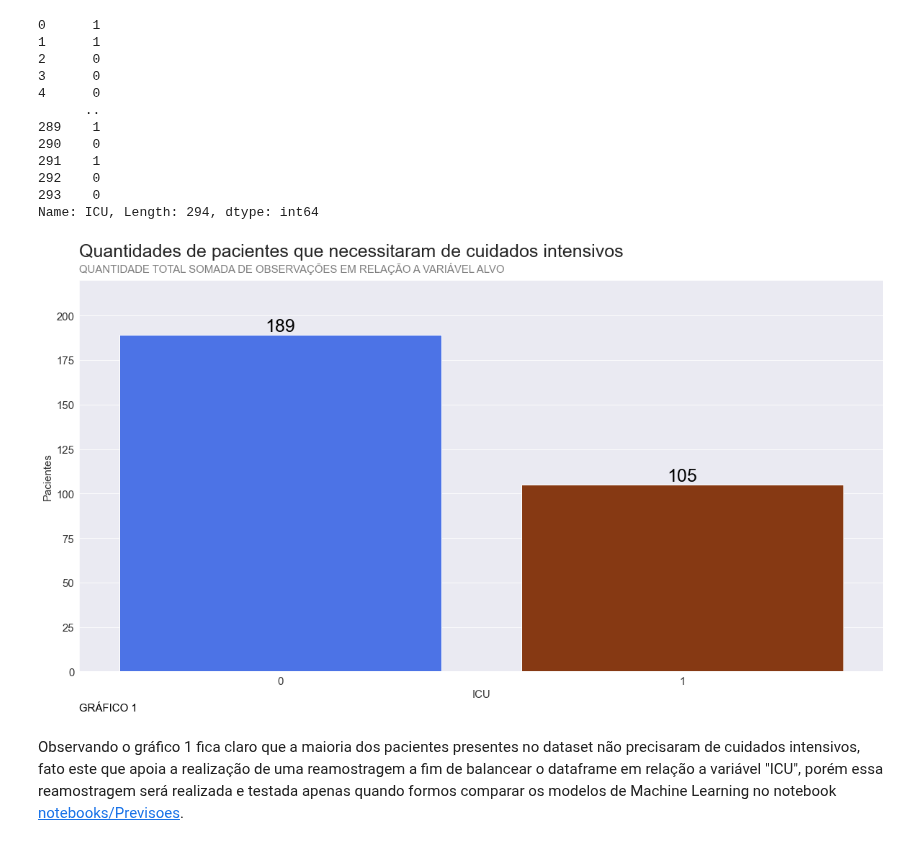
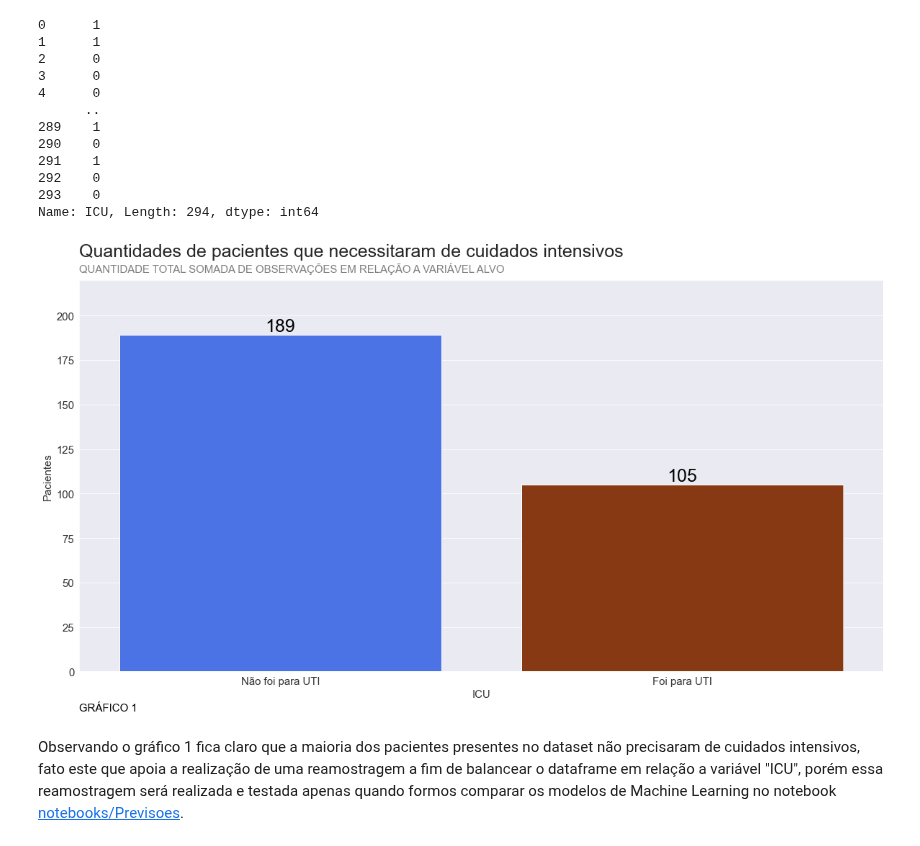
Before and after one commit to PedroHCAlmeida/Projeto_final_bootcamp, a Jupyter notebook: notebooks/Analise_exploratoria.ipynb, the cells around one changed output. Drawn from its saved outputs; the diff is of its cells as text; code cells hidden in the pictures.

```diff
--- a/notebooks/Analise_exploratoria.ipynb
+++ b/notebooks/Analise_exploratoria.ipynb
@@ -379,26 +379,29 @@ Name: ICU, Length: 294, dtype: int64
 # %%
 #Criando a figura
 fig, ax = plt.subplots(figsize=(20,10))
 
 #Criando o gráfico
 sns.countplot(df['ICU'], ax=ax, palette=['#3366ff', '#993300'])
 
 #Plotando rótulos e títulos
 labs(title='Quantidades de pacientes que necessitaram de cuidados intensivos',
      subtitle='QUANTIDADE TOTAL SOMADA DE OBSERVAÇÕES EM RELAÇÃO A VARIÁVEL ALVO',
      xlabel='ICU', ylabel='Pacientes',ax=ax)
 
 #Anotando em cima das barras
 annot_bar(prop=False, ax=ax, fontsize=25)
 
 #Definindo eixo y
 plt.ylim([0,220])
 
+#Configurando o eixo x
+plt.xticks(range(2),['Não foi para UTI', 'Foi para UTI'])
+
 #Adicionando uma referência para o gráfico
 plt.text(0,-0.1, 'GRÁFICO 1', color='black', transform=ax.transAxes, fontsize=15)
 plt.show()
 # %% [output]
-[figure, old version]
+[figure, new version]
 # %% [markdown]
 Observando o gráfico 1 fica claro que a maioria dos pacientes presentes no dataset não precisaram de cuidados intensivos, fato este que apoia a realização de uma reamostragem a fim de balancear o dataframe em relação a variável "ICU", porém essa reamostragem será realizada e testada apenas quando formos comparar os modelos de Machine Learning no notebook [notebooks/Previsoes](https://github.com/PedroHCAlmeida/Projeto_final_bootcamp/blob/main/notebooks/Previsoes.ipynb).
 # %% [markdown]
```
Also changed, not shown: parts of 10 cells of this notebook, 4 other files.
